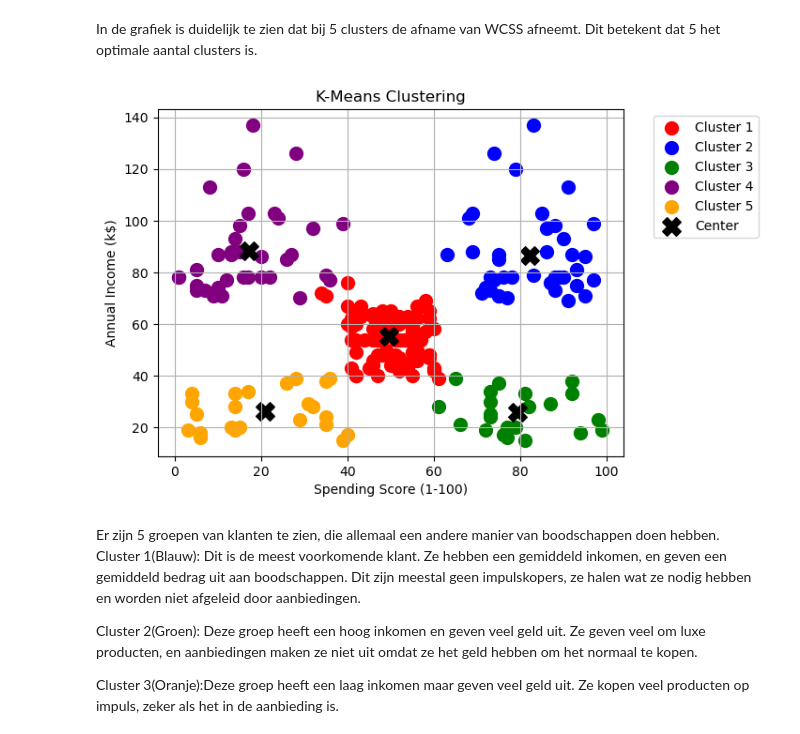
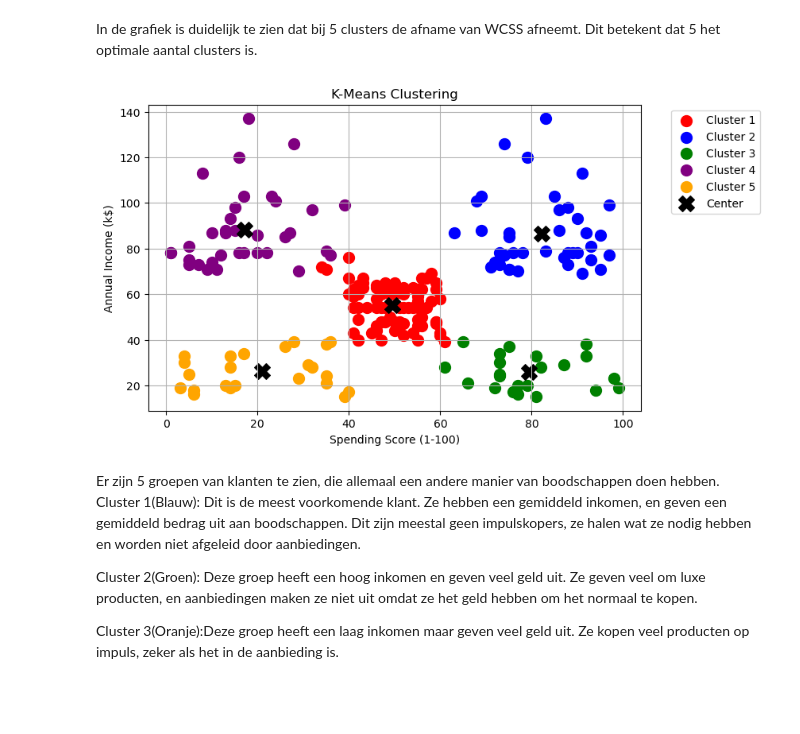
Before and after one commit to SemKieboom/Mall_Customers-Clustering, a Jupyter notebook: Groepsproject ML Clustering.ipynb, the cells around one changed output. Cells and saved outputs as stored; diff of their text form; code cells hidden in the pictures; blank space fills up the shorter version.

```diff
--- a/Groepsproject ML Clustering.ipynb
+++ b/Groepsproject ML Clustering.ipynb
@@ -149,24 +149,25 @@ In de grafiek is duidelijk te zien dat bij 5 clusters de afname van WCSS afneemt
 # %%
 kmeans = KMeans(n_clusters=5, init='k-means++', n_init=10, random_state=42)
 y_kmeans = kmeans.fit_predict(X)
 df['Cluster'] = y_kmeans
 
+fig1 = plt.figure(figsize=(8, 5))
 colors = ['red', 'blue', 'green', 'purple', 'orange']
 for i in range(5):
     plt.scatter(X.values[y_kmeans == i, 0], X.values[y_kmeans == i, 1],
                 s=100, c=colors[i], label=f'Cluster {i+1}')
 
 plt.scatter(kmeans.cluster_centers_[:, 0], kmeans.cluster_centers_[:, 1],
             s=200, c='black', marker='X', label='Center')
 
 plt.xlabel('Spending Score (1-100)')
 plt.ylabel('Annual Income (k$)')
 plt.title('K-Means Clustering')
 plt.legend(bbox_to_anchor=(1.05, 1))
 plt.grid(True)
 plt.show()
 # %% [output]
-[figure, old version]
+[figure, new version]
 # %% [markdown]
 Er zijn 5 groepen van klanten te zien, die allemaal een andere manier van boodschappen doen hebben.
 Cluster 1(Blauw): Dit is de meest voorkomende klant. Ze hebben een gemiddeld inkomen, en geven een gemiddeld bedrag uit aan boodschappen. Dit zijn meestal geen impulskopers, ze halen wat ze nodig hebben en worden niet afgeleid door aanbiedingen.
```
Also changed, not shown: parts of 6 cells of this notebook.
